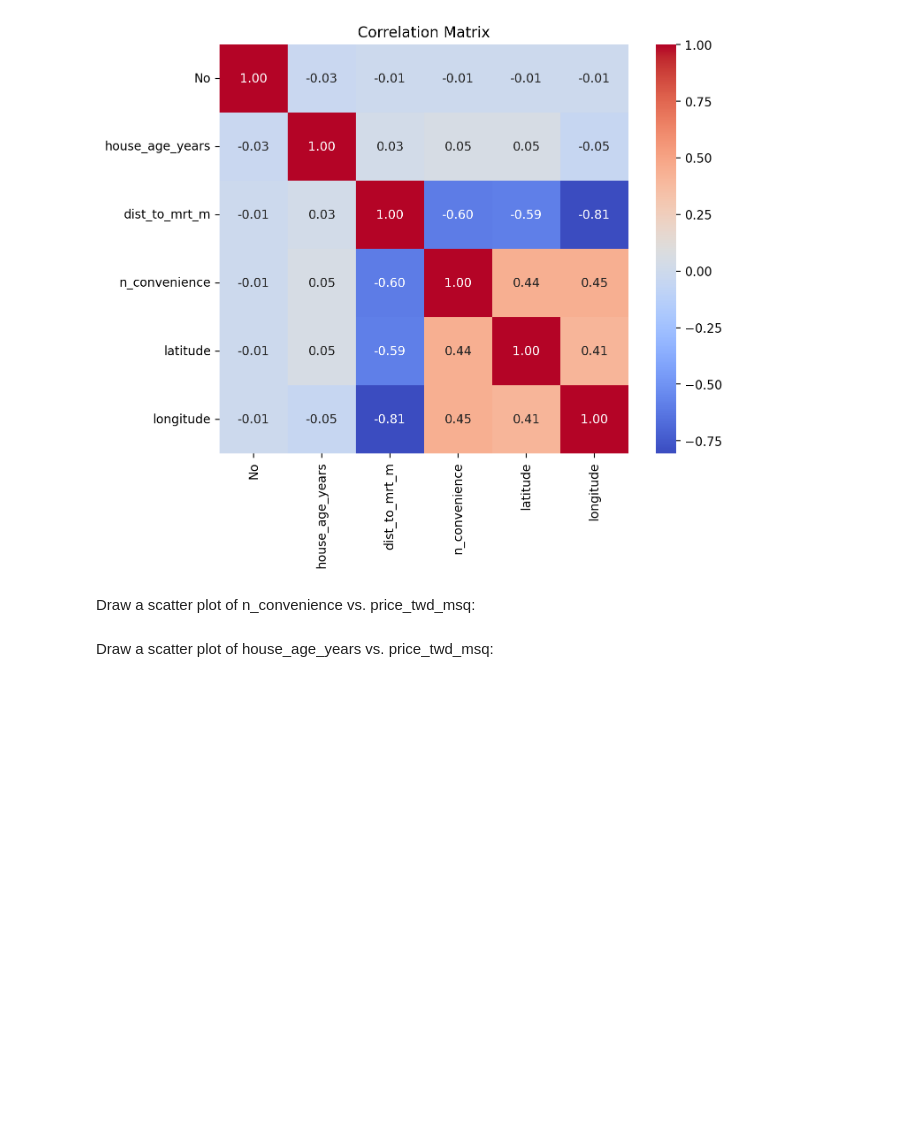
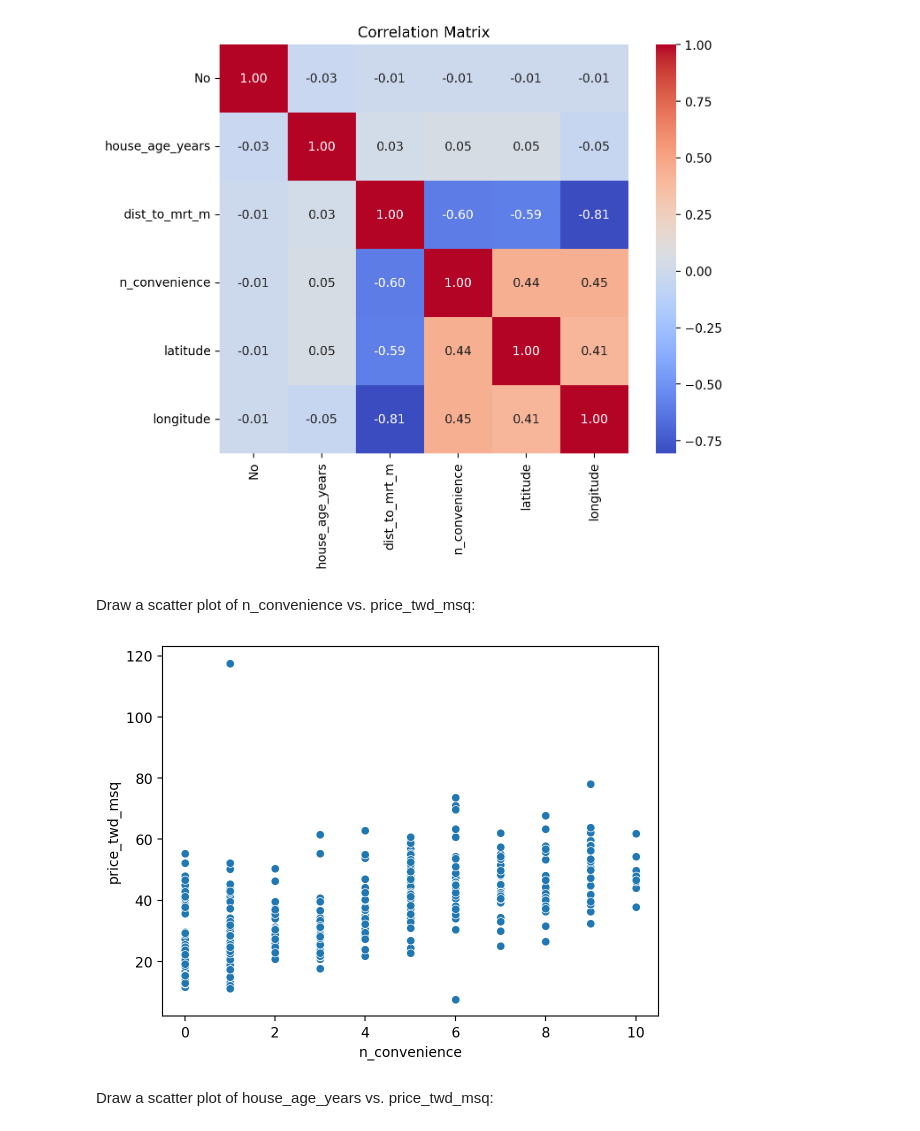
Before and after one commit to rdzik/discrete_team, a Jupyter notebook: Exercise10.ipynb, the cells around one changed output. Cells and saved outputs as stored; diff of their text form; code cells hidden in the pictures; blank space fills up the shorter version.

```diff
--- a/Exercise10.ipynb
+++ b/Exercise10.ipynb
@@ -134,6 +134,9 @@ plt.show()
 Draw a scatter plot of n_convenience vs. price_twd_msq:
 # %%
 # Your code here
+sns.scatterplot(data = df_estate, x = "n_convenience", y = "price_twd_msq");
+# %% [output]
+[figure, added]
 # %% [markdown]
 Draw a scatter plot of house_age_years vs. price_twd_msq:
 # %%
```
Also changed, not shown: parts of 12 cells of this notebook.
